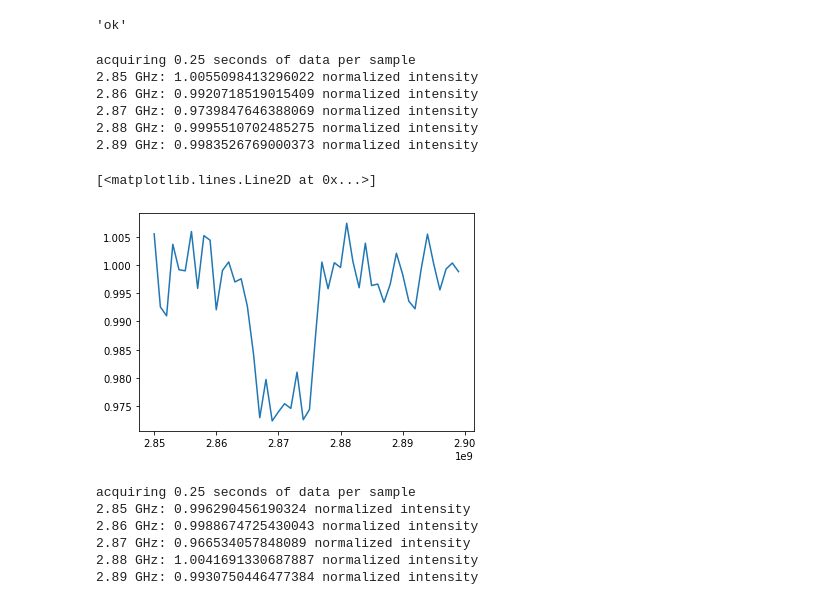
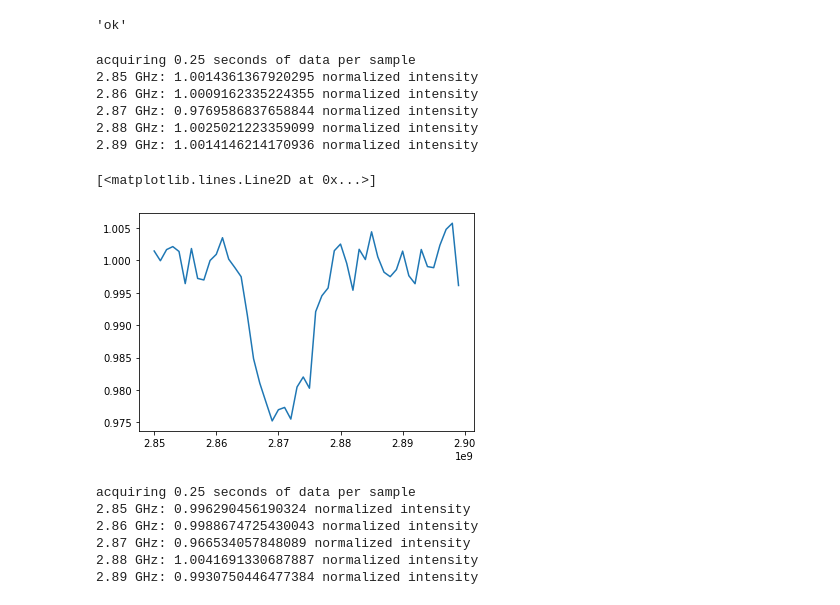
Before and after one commit to gadamc/cwodmr, a Jupyter notebook: cwodmr/my_cwodrm_v4_podmr_setup_test_external_daq_trigger.ipynb, the cells around one changed output. Saved outputs shown, nothing was run; the diff lists cells and outputs as text; code cells hidden in the pictures.

```diff
--- a/cwodmr/my_cwodrm_v4_podmr_setup_test_external_daq_trigger.ipynb
+++ b/cwodmr/my_cwodrm_v4_podmr_setup_test_external_daq_trigger.ipynb
@@ -360,36 +360,36 @@ rfsynth.rf_off(0)
 # %%
 #now hardware is set up in podmr with AOM held open -- green laser power is significantly smaller than before
 
 freq_low = 2850e6
 freq_high = 2900e6
-freq_step = 1e6
+freq_step = 2e6
 N = 50
 clock_rate = 200 #Hz
 trigger_input = None
 pulser = None
 rf = rfsynth
 use_new_edge_task = False
 new_clock_task = True
 continuous_daq = False
 normalize = True
 rf_power = -15
 
 
 data_qudi_style = run_with_options(freq_low, freq_high, freq_step,  N, clock_rate,
                                    trigger_input, pulser, rf, use_new_edge_task,
                                    new_clock_task, continuous_daq, normalize, rf_power)
 
 
 plt.plot(data_qudi_style.keys(), data_qudi_style.values())
 # %% [output]
 acquiring 0.25 seconds of data per sample
-2.85 GHz: 1.0055098413296022 normalized intensity
-2.86 GHz: 0.9920718519015409 normalized intensity
-2.87 GHz: 0.9739847646388069 normalized intensity
-2.88 GHz: 0.9995510702485275 normalized intensity
-2.89 GHz: 0.9983526769000373 normalized intensity
+2.85 GHz: 1.0014361367920295 normalized intensity
+2.86 GHz: 1.0009162335224355 normalized intensity
+2.87 GHz: 0.9769586837658844 normalized intensity
+2.88 GHz: 1.0025021223359099 normalized intensity
+2.89 GHz: 1.0014146214170936 normalized intensity
 [<matplotlib.lines.Line2D at 0x...>]
-[figure, old version]
+[figure, new version]
 # %%
 #now hardware is set up in podmr with AOM held open -- green laser power is significantly smaller than before
 
```
Also changed, not shown: 4 other files.
